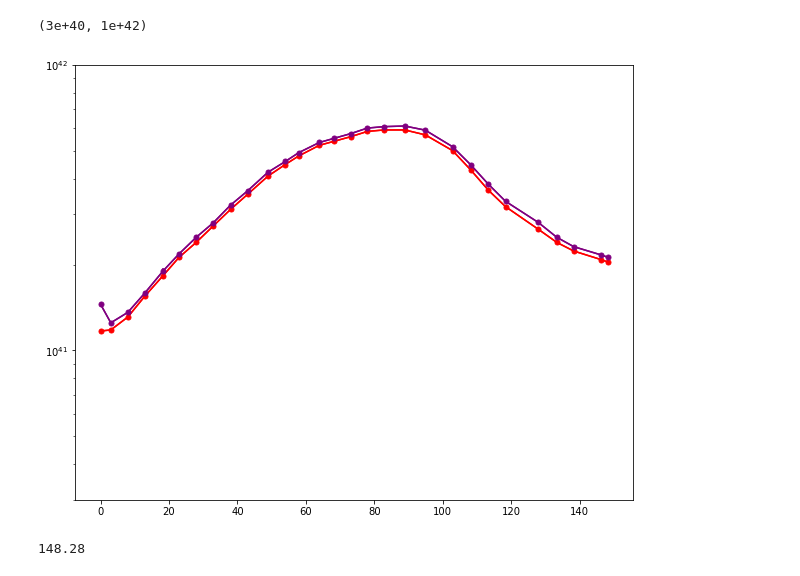
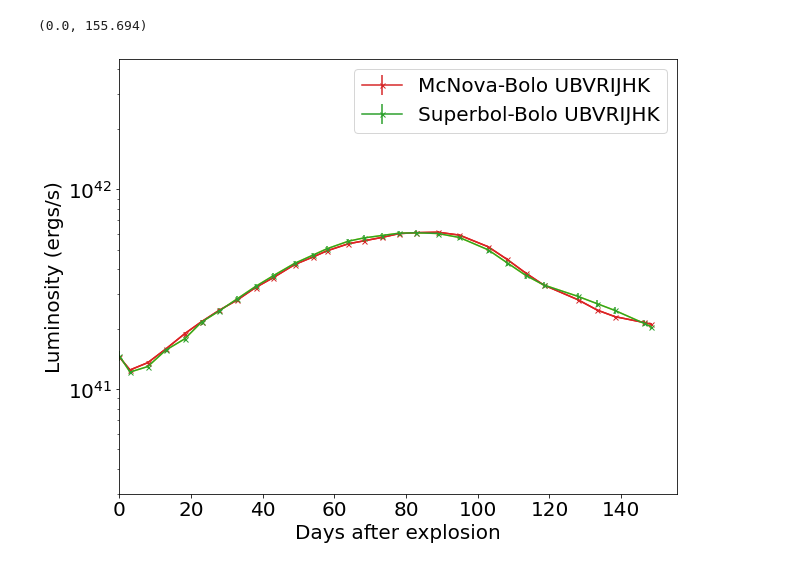
Before and after one commit to JoRdAnB421/McNova, a Jupyter notebook: PostProcessing.ipynb, the cells around one changed output. Drawn from its saved outputs; the diff is of its cells as text; code cells hidden in the pictures.

```diff
--- a/PostProcessing.ipynb
+++ b/PostProcessing.ipynb
@@ -1,21 +1,30 @@
 # %%
 import numpy as np; import matplotlib.pyplot as plt
+plt.rcParams.update({'font.size': 20}) # Set a good font size
 # %%
-bollum = np.genfromtxt(r'mcnova_output_SN1987A\bol_SN1987A_UBVRIJHK.txt', skip_header=1)
+bolcnova = np.genfromtxt(r'mcnova_output_SN1987A\bol_SN1987A_UBVRIJHK.txt', skip_header=1)
+bolsup = np.genfromtxt(r'C:\Users\c1718684\OneDrive - Cardiff University\Desktop\superbol\superbol_output_SN1987A\bol_SN1987A_UBVRIJHK.txt', skip_header=1)
-# %%
-plt.figure(figsize=(10,8))
-plt.plot(bollum[:,0]-bollum[0,0],bollum[:,1], color='red')
-plt.errorbar(bollum[:,0]-bollum[0,0], bollum[:,1], bollum[:,2],  marker='.', markersize=10, color='red')
-
-plt.plot(bollum[:,0]-bollum[0,0],bollum[:,3], color='purple')
-plt.errorbar(bollum[:,0]-bollum[0,0], bollum[:,3], bollum[:,4], marker='.', markersize=10, color='purple')
-
-plt.yscale('log')
-plt.ylim(3e40, 1e42)
-# %% [output]
-(3e+40, 1e+42)
-[figure, removed]
-# %%
-bollum[-1,0]-bollum[0,0]
-# %% [output]
-148.28
+# %%
+plt.figure(figsize=(10,8))
+# plt.plot(bolcnova[:,0]-bolcnova[0,0],bolcnova[:,1], color='red')
+# plt.errorbar(bolcnova[:,0]-bolcnova[0,0], bolcnova[:,1], bolcnova[:,2],  marker='.', markersize=10, color='red', label='McNova no BBfit')
+
+plt.plot(bolcnova[:,0]-bolcnova[0,0],bolcnova[:,3], color='red')
+plt.errorbar(bolcnova[:,0]-bolcnova[0,0], bolcnova[:,3], bolcnova[:,4], marker='x', markersize=5, color='tab:red', label='McNova-Bolo UBVRIJHK')
+
+
+# plt.plot(bolsup[:,0]-bolsup[0,0],bolsup[:,1], color='purple')
+# plt.errorbar(bolsup[:,0]-bolsup[0,0], bolsup[:,1], bolsup[:,2],  marker='.', markersize=10, color='purple', label='Superbol no BBfit')
+
+plt.plot(bolsup[:,0]-bolsup[0,0],bolsup[:,3], color='yellow')
+plt.errorbar(bolsup[:,0]-bolsup[0,0], bolsup[:,3], bolsup[:,4], marker='x', markersize=5, color='tab:green', label='Superbol-Bolo UBVRIJHK')
+
+plt.xlabel('Days after explosion')
+plt.ylabel('Luminosity (ergs/s)')
+plt.legend()
+plt.yscale('log')
+plt.ylim(3e40, 4.5e42)
+plt.xlim(0,None)
+# %% [output]
+(0.0, 155.694)
+[figure, added]
```
Also changed, not shown: 2 other files.
